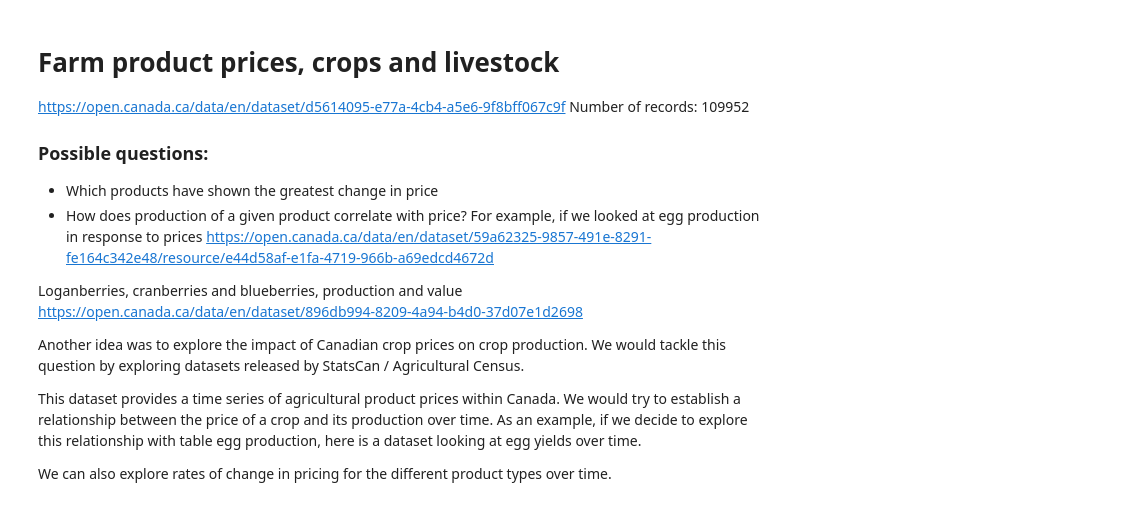
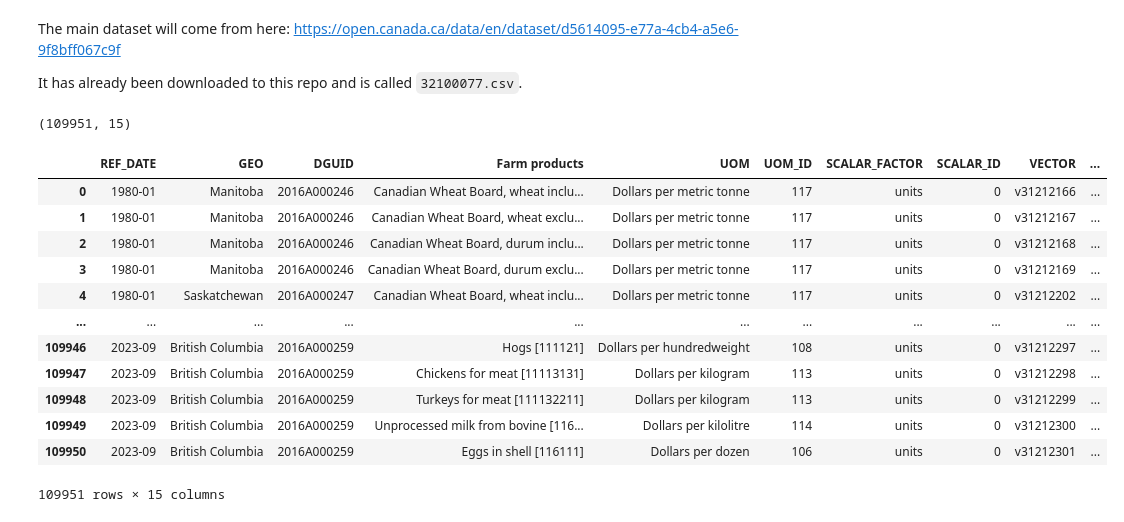
Before and after one commit to davjfish/WatspeedFoundationsGroupProject, a Jupyter notebook: david_scratch.ipynb, the cells around one changed output. Cells and saved outputs as stored; diff of their text form; code cells hidden in the pictures.

```diff
--- a/david_scratch.ipynb
+++ b/david_scratch.ipynb
@@ -1,19 +1,32 @@
 # %% [markdown]
-# Farm product prices, crops and livestock
-https://open.canada.ca/data/en/dataset/d5614095-e77a-4cb4-a5e6-9f8bff067c9f
-Number of records: 109952
+The main dataset will come from here: https://open.canada.ca/data/en/dataset/d5614095-e77a-4cb4-a5e6-9f8bff067c9f
 
-### Possible questions:
-- Which products have shown the greatest change in price
-- How does production of a given product correlate with price? For example, if we looked at egg production in response to prices https://open.canada.ca/data/en/dataset/59a62325-9857-491e-8291-fe164c342e48/resource/e44d58af-e1fa-4719-966b-a69edcd4672d
-
-
-Loganberries, cranberries and blueberries, production and value
-https://open.canada.ca/data/en/dataset/896db994-8209-4a94-b4d0-37d07e1d2698
-
-
-Another idea was to explore the impact of Canadian crop prices on crop production. We would tackle this question by exploring datasets released by StatsCan / Agricultural Census.
-
-This dataset provides a time series of agricultural product prices within Canada. We would try to establish a relationship between the price of a crop and its production over time. As an example, if we decide to explore this relationship with table egg production, here is a dataset looking at egg yields over time.
-
-We can also explore rates of change in pricing for the different product types over time.
+It has already been downloaded to this repo and is called `32100077.csv`.
+# %%
+import datetime as dt
+
+import matplotlib.pyplot as plt
+import pandas as pd
+import seaborn as sns
+
+prices_df = pd.read_csv("./data/32100077.csv")
+metadata_df = pd.read_csv("./data/32100077_MetaData.csv")
+# %%
+# The main dataset displays a time series of prices for different Canadian agricultural products over time.
+print(prices_df.shape)
+prices_df
+# %% [output]
+(109951, 15)
+|  | REF_DATE | GEO | DGUID | Farm products | UOM | UOM_ID | SCALAR_FACTOR | SCALAR_ID | VECTOR | ... |
+| 0 | 1980-01 | Manitoba | 2016A000246 | Canadian Wheat Board, wheat inclu... | Dollars per metric tonne | 117 | units | 0 | v31212166 | ... |
+| 1 | 1980-01 | Manitoba | 2016A000246 | Canadian Wheat Board, wheat exclu... | Dollars per metric tonne | 117 | units | 0 | v31212167 | ... |
+| 2 | 1980-01 | Manitoba | 2016A000246 | Canadian Wheat Board, durum inclu... | Dollars per metric tonne | 117 | units | 0 | v31212168 | ... |
+| 3 | 1980-01 | Manitoba | 2016A000246 | Canadian Wheat Board, durum exclu... | Dollars per metric tonne | 117 | units | 0 | v31212169 | ... |
+| 4 | 1980-01 | Saskatchewan | 2016A000247 | Canadian Wheat Board, wheat inclu... | Dollars per metric tonne | 117 | units | 0 | v31212202 | ... |
+| ... | ... | ... | ... | ... | ... | ... | ... | ... | ... | ... |
+| 109946 | 2023-09 | British Columbia | 2016A000259 | Hogs [111121] | Dollars per hundredweight | 108 | units | 0 | v31212297 | ... |
+| 109947 | 2023-09 | British Columbia | 2016A000259 | Chickens for meat [11113131] | Dollars per kilogram | 113 | units | 0 | v31212298 | ... |
+| 109948 | 2023-09 | British Columbia | 2016A000259 | Turkeys for meat [111132211] | Dollars per kilogram | 113 | units | 0 | v31212299 | ... |
+| 109949 | 2023-09 | British Columbia | 2016A000259 | Unprocessed milk from bovine [116... | Dollars per kilolitre | 114 | units | 0 | v31212300 | ... |
+| 109950 | 2023-09 | British Columbia | 2016A000259 | Eggs in shell [116111] | Dollars per dozen | 106 | units | 0 | v31212301 | ... |
+109951 rows × 15 columns
```
Also changed, not shown: parts of 7 cells of this notebook.
